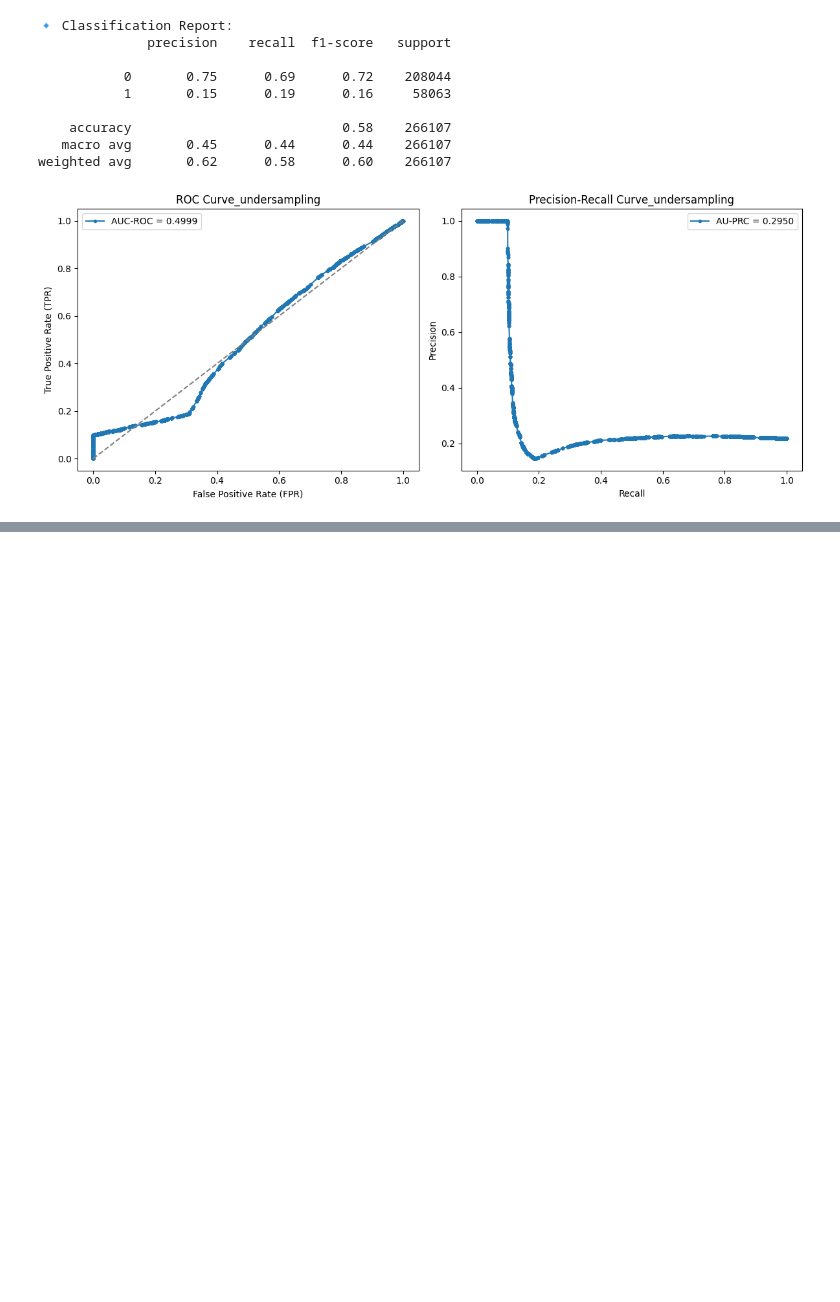
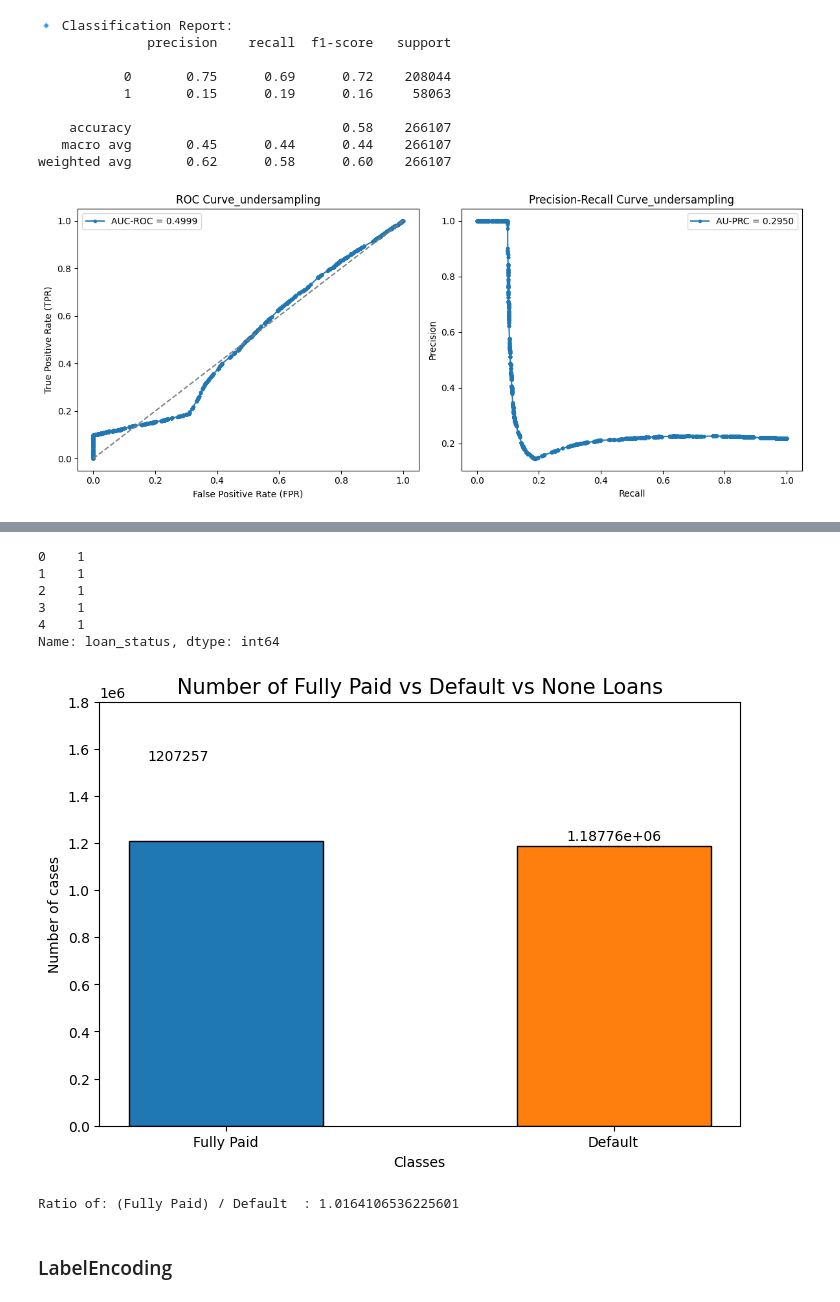
Before and after one commit to Seungminin/Data_Analysis_lending-club, a Jupyter notebook: Data_augmentation_SMOTENC.ipynb, the cells around one changed output, grey strips where cells are left out. Drawn from its saved outputs; the diff is of its cells as text; code cells hidden in the pictures; blank space fills up the shorter version.

Commit message:
Apply tablegan data to modeling

```diff
--- a/Data_augmentation_SMOTENC.ipynb
+++ b/Data_augmentation_SMOTENC.ipynb
@@ -609,0 +612,7 @@ plot_evaluation_curves(fpr, tpr, auc_roc, recall, precision, auc_prc)
+# %%
+## Load before 2017 data
+data_path = "C:/Users/GCU/Lending_club/Data_Analysis_lending-club/Dataset/defalut_original_train_before_2017.csv"
+data = pd.read_csv(data_path, low_memory=False)
+# %%
+fake_path = "C:/Users/GCU/Lending_club/Data_Analysis_lending-club/tablegan/samples/train/train_OI_11_00_fake.csv"
+fake = pd.read_csv(fake_path)
@@ -609,0 +639,15 @@ plot_evaluation_curves(fpr, tpr, auc_roc, recall, precision, auc_prc)
+# %%
+fake['loan_status'] = 1
+fake['loan_status'].head()
+# %% [output]
+0    1
+1    1
+2    1
+3    1
+4    1
+Name: loan_status, dtype: int64
+# %%
+from sklearn.utils import shuffle
+
+train_total = pd.concat([data,fake])
+train_total = shuffle(train_total, random_state=42)
@@ -609,0 +658,31 @@ plot_evaluation_curves(fpr, tpr, auc_roc, recall, precision, auc_prc)
+# %%
+# Visualizing the encoded target
+
+defalut_fully_paid = train_total['loan_status'].value_counts()
+
+fig, ax = plt.subplots(figsize=(7,5), layout='constrained')
+rects = ax.bar(x=2, height=defalut_fully_paid[0], width=1, label="Fully Paid", edgecolor="black")
+rects = ax.bar(x=4, height=defalut_fully_paid[1], width=1, label="Default", edgecolor="black")
+ax.bar_label(rects, padding=2)
+
+
+ax.set_ylabel('Number of cases',size=10)
+ax.set_xlabel('Classes',size=10)
+ax.set_title('Number of Fully Paid vs Default vs None Loans',size=15)
+
+ax.set_xticks([2,4], ["Fully Paid","Default"])
+
+ax.set_ylim(0, 1800000)
+
+ax.text(1.6,1550000,defalut_fully_paid[0])
+#ax.text(3.7,400000,defalut_fully_paid[1])
+# ax.text(5.6,1150000,none_)
+
+fig.show()
+# %% [output]
+[figure, added]
+# %%
+# We see that the ration of Fully Paid and Default is almost 1 to 4.  (거의 1:4비율이다)
+print(f"Ratio of: (Fully Paid) / Default  : {defalut_fully_paid[0]/defalut_fully_paid[1]}")
+# %% [output]
+Ratio of: (Fully Paid) / Default  : 1.0164106536225601
@@ -609,0 +695,2 @@ plot_evaluation_curves(fpr, tpr, auc_roc, recall, precision, auc_prc)
+# %% [markdown]
+### LabelEncoding
```
Also changed, not shown: parts of 12 cells of this notebook.
